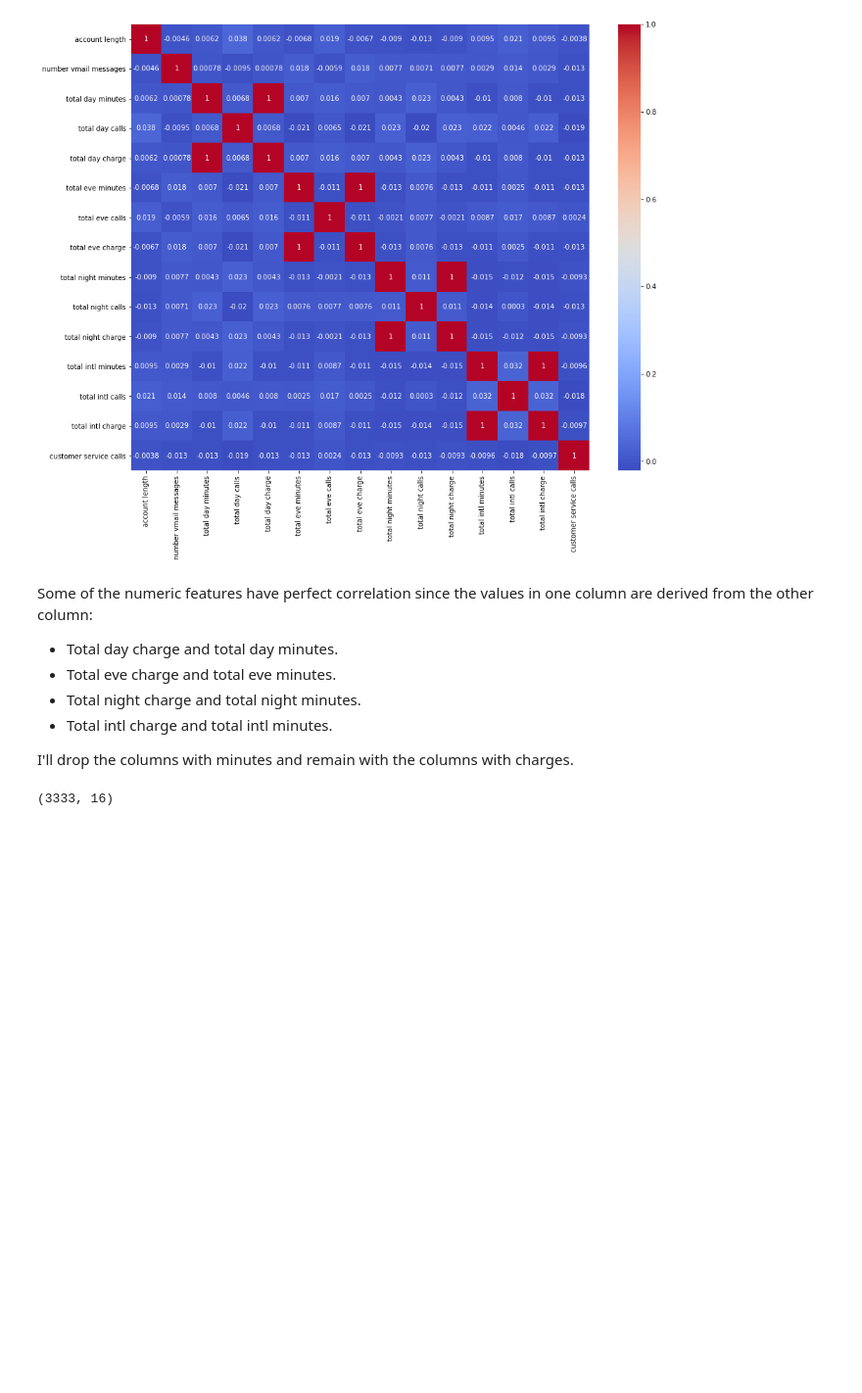
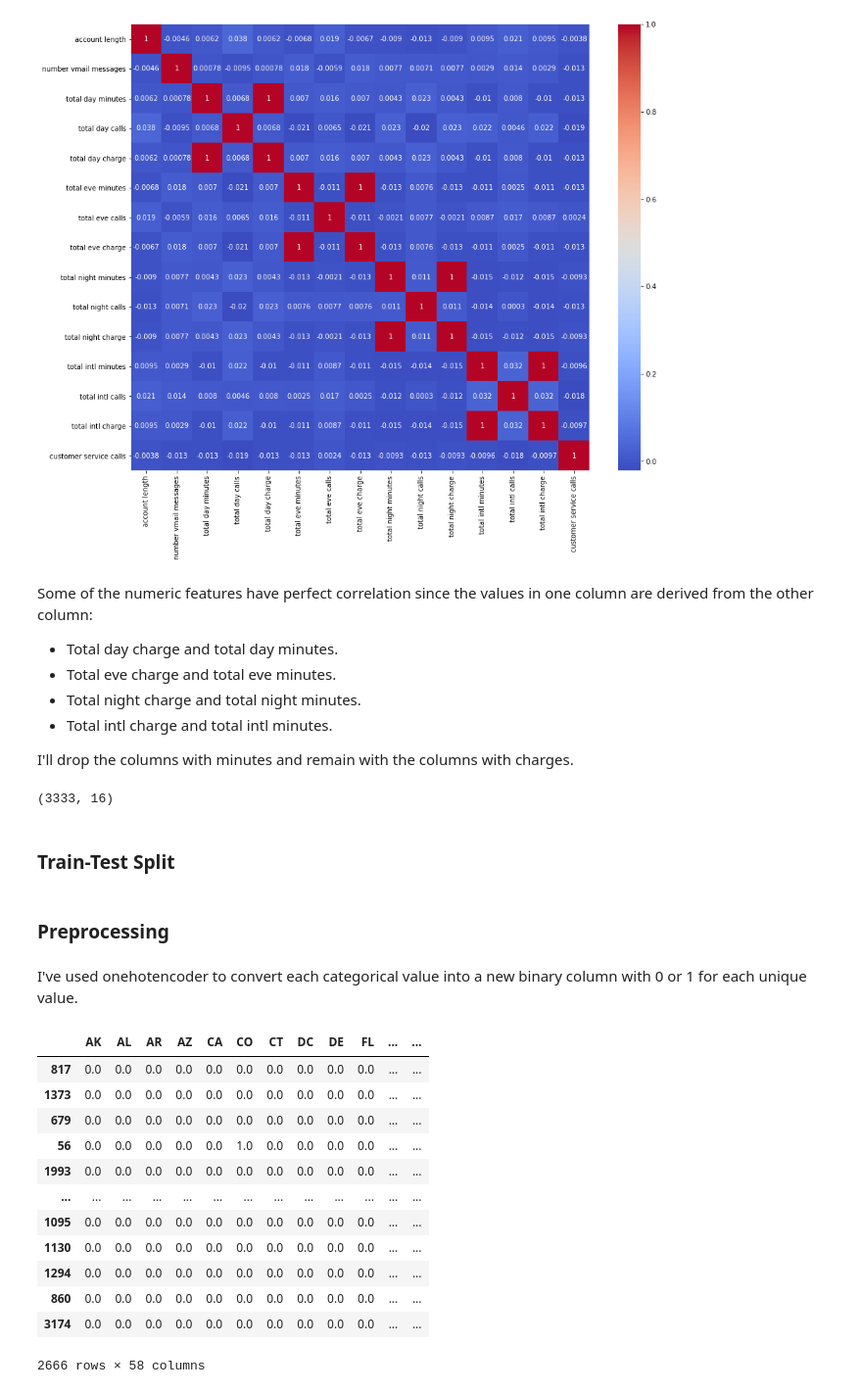
Before and after one commit to joakimTI/SyriaTel-Customer-Churn-Classifier, a Jupyter notebook: index.ipynb, the cells around one changed output. Shown at 98% size. Cells and saved outputs as stored; diff of their text form; code cells hidden in the pictures; blank space fills up the shorter version.

Commit message:
Preprocessing and normalization

```diff
--- a/index.ipynb
+++ b/index.ipynb
@@ -338,3 +338,43 @@ df.drop(['total intl minutes', 'total eve minutes', 'total night minutes', 'tota
 df.shape
 # %% [output]
 (3333, 16)
+# %% [markdown]
+### Train-Test Split
+# %%
+# Split the data into training and testing data at 80,20 ratio
+X = df.drop(['churn'], axis=1)
+y = df['churn']
+
+X_train,X_test,y_train,y_test = train_test_split(X, y, test_size=0.2, random_state=42)
+# %% [markdown]
+### Preprocessing
+# %% [markdown]
+I've used onehotencoder to convert each categorical value into a new binary column with 0 or 1 for each unique value.
+# %%
+X_train_categorical = X_train[['state','area code','international plan','voice mail plan']]
+ohe = OneHotEncoder(handle_unknown='ignore', sparse_output=False)
+
+ohe.fit(X_train_categorical)
+X_train_ohe = pd.DataFrame(
+    ohe.transform(X_train_categorical),
+    # index is important to ensure we can concatenate with other columns
+    index=X_train_categorical.index,
+    # we are dummying multiple columns at once, so stack the names
+
+    columns=np.hstack(ohe.categories_)
+)
+X_train_ohe
+# %% [output]
+|  | AK | AL | AR | AZ | CA | CO | CT | DC | DE | FL | ... | ... |
+| 817 | 0.0 | 0.0 | 0.0 | 0.0 | 0.0 | 0.0 | 0.0 | 0.0 | 0.0 | 0.0 | ... | ... |
+| 1373 | 0.0 | 0.0 | 0.0 | 0.0 | 0.0 | 0.0 | 0.0 | 0.0 | 0.0 | 0.0 | ... | ... |
+| 679 | 0.0 | 0.0 | 0.0 | 0.0 | 0.0 | 0.0 | 0.0 | 0.0 | 0.0 | 0.0 | ... | ... |
+| 56 | 0.0 | 0.0 | 0.0 | 0.0 | 0.0 | 1.0 | 0.0 | 0.0 | 0.0 | 0.0 | ... | ... |
+| 1993 | 0.0 | 0.0 | 0.0 | 0.0 | 0.0 | 0.0 | 0.0 | 0.0 | 0.0 | 0.0 | ... | ... |
+| ... | ... | ... | ... | ... | ... | ... | ... | ... | ... | ... | ... | ... |
+| 1095 | 0.0 | 0.0 | 0.0 | 0.0 | 0.0 | 0.0 | 0.0 | 0.0 | 0.0 | 0.0 | ... | ... |
+| 1130 | 0.0 | 0.0 | 0.0 | 0.0 | 0.0 | 0.0 | 0.0 | 0.0 | 0.0 | 0.0 | ... | ... |
+| 1294 | 0.0 | 0.0 | 0.0 | 0.0 | 0.0 | 0.0 | 0.0 | 0.0 | 0.0 | 0.0 | ... | ... |
+| 860 | 0.0 | 0.0 | 0.0 | 0.0 | 0.0 | 0.0 | 0.0 | 0.0 | 0.0 | 0.0 | ... | ... |
+| 3174 | 0.0 | 0.0 | 0.0 | 0.0 | 0.0 | 0.0 | 0.0 | 0.0 | 0.0 | 0.0 | ... | ... |
+2666 rows × 58 columns
```
Also changed, not shown: parts of 3 cells of this notebook.
